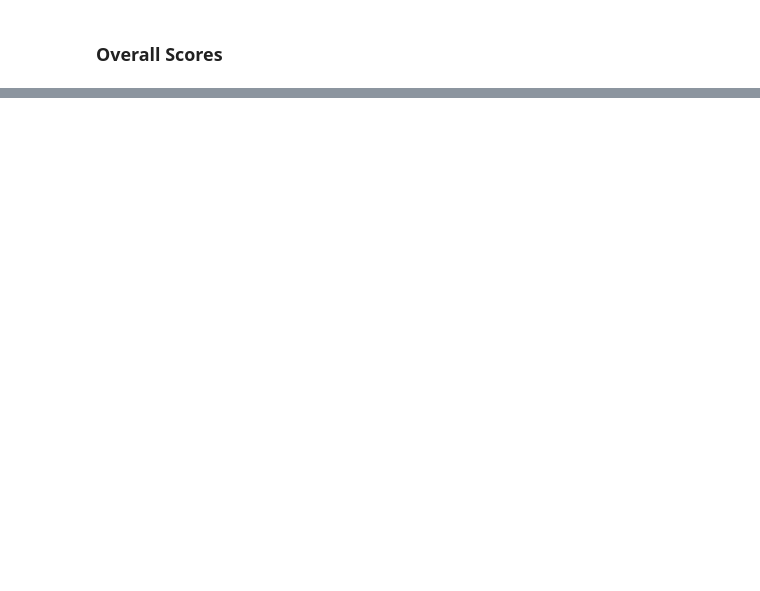
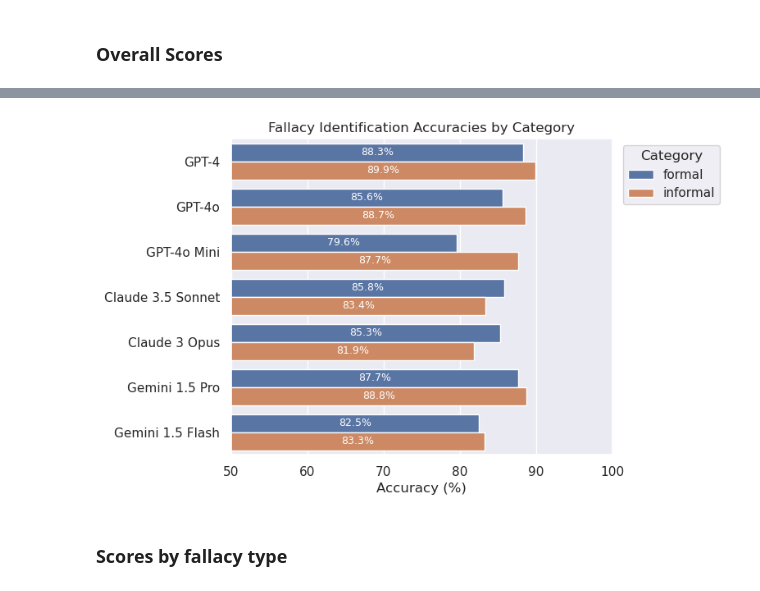
Before and after one commit to aimfeld/fallacy-detection, a Jupyter notebook: analysis.ipynb, the cells around one changed output, grey strips where cells are left out. Cells and saved outputs as stored; diff of their text form; code cells hidden in the pictures; blank space fills up the shorter version.

```diff
--- a/analysis.ipynb
+++ b/analysis.ipynb
@@ -101,0 +99,24 @@ df_type_accuracies
+# %%
+df_category_accuracies_long = pd.melt(df_category_accuracies, var_name='Category', value_name='Accuracy', ignore_index=False)
+
+_, ax = plt.subplots(figsize=(6, 5))
+sns.barplot(x='Accuracy', y='index', data=df_category_accuracies_long.reset_index(),
+                 hue='Category', ax=ax)
+plt.title('Fallacy Identification Accuracies by Category')
+plt.xlabel('Accuracy (%)')
+plt.ylabel('')
+
+# Set x-axis limits, start from 50% (random guessing)
+ax.set_xlim(50, 100)
+
+for i in ax.containers:
+    ax.bar_label(i, label_type='center', color='white', fmt='%.1f%%', fontsize=9)
+
+# Place the legend outside the plot
+plt.legend(loc='upper right', bbox_to_anchor=(1.3, 1), title='Category')
+
+plt.show()
+# %% [output]
+[figure, added]
+# %% [markdown]
+### Scores by fallacy type
```
Also changed, not shown: parts of 14 cells of this notebook, 8 other files.
